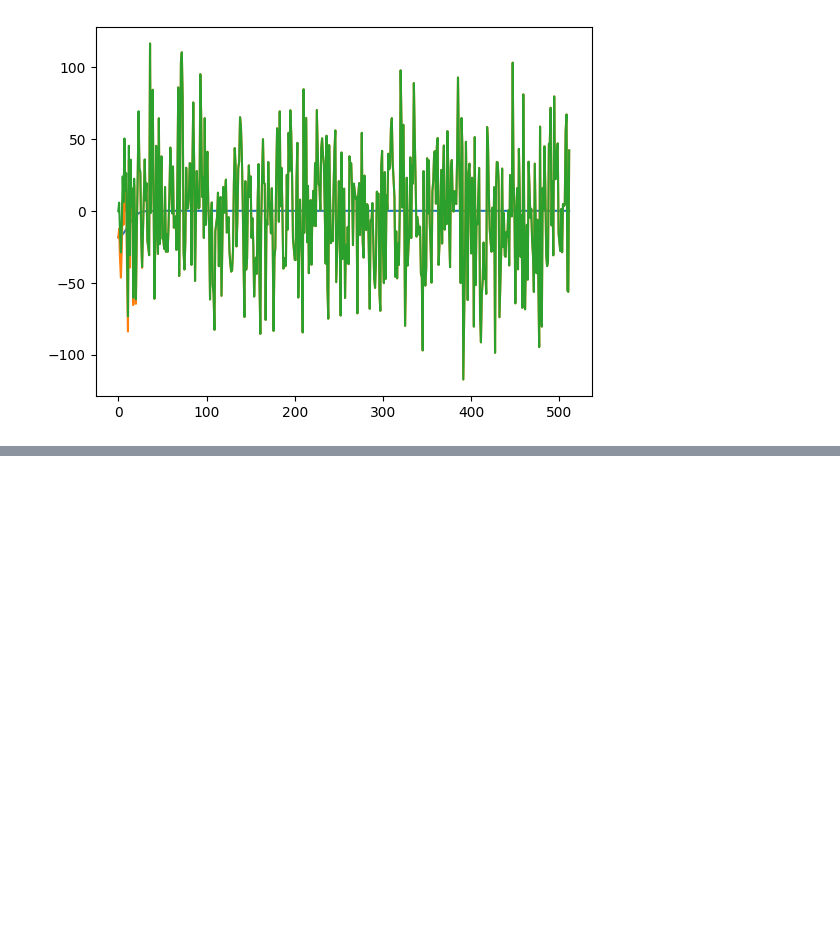
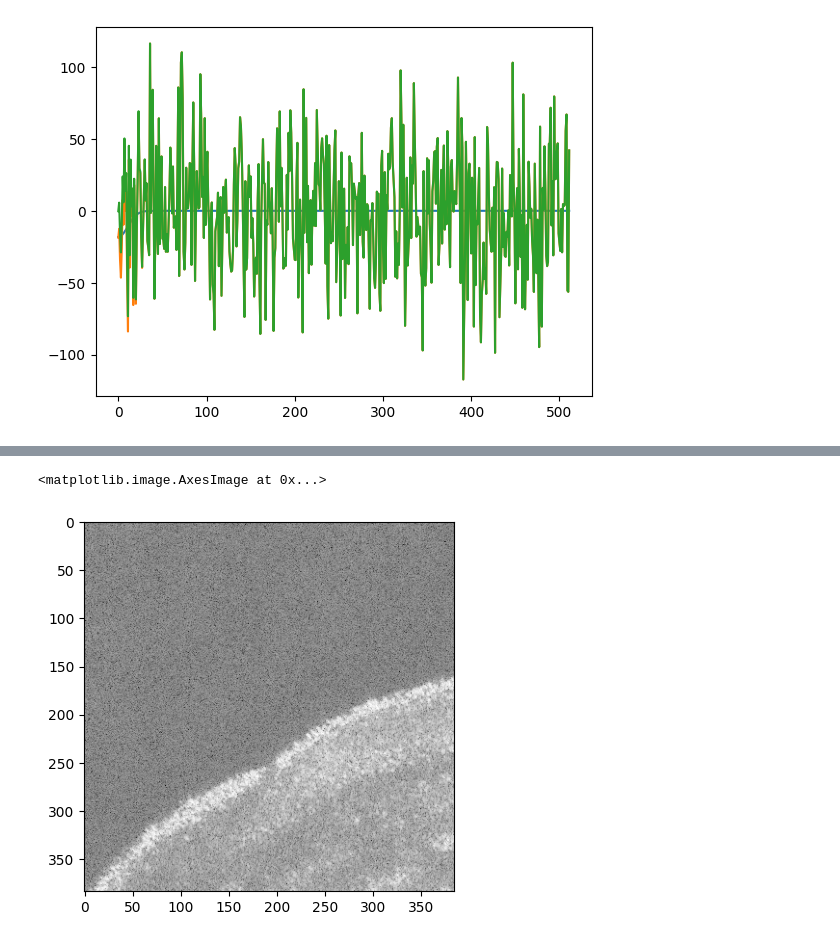
Before and after one commit to Diegoapulgarin/DLOCT, a Jupyter notebook: cGAN_subsampling/basic_despeckling.ipynb, the cells around one changed output, grey strips where cells are left out. Drawn from its saved outputs; the diff is of its cells as text; code cells hidden in the pictures; blank space fills up the shorter version.

```diff
--- a/cGAN_subsampling/basic_despeckling.ipynb
+++ b/cGAN_subsampling/basic_despeckling.ipynb
@@ -155,0 +224,13 @@ tif.imwrite(path+'\\reconstruct2seye.tif', tomdatapabs)
+# %%
+# fnametom2 = '[p.SHARP][s.Eye2a][10-09-2019_13-14-42]_TomJones_z=(300)_x=(512)_y=(512)_despeckled'
+fnametom2 = 'ExperimentalTomogram/ExperimentalROI_corrected5_despeckled'
+fname2 = rootFolder + fnametom2
+fnameReal = fname2 + '_real.npy'
+fnameImag = fname2 + '_imag.npy'
+real = np.load(fnameReal)
+imag = np.load(fnameImag)
+s = 12
+plt.imshow(10*np.log(abs(real[s,:,:]+1j*imag[s,:,:])**2),cmap='gray')
+# %% [output]
+<matplotlib.image.AxesImage at 0x...>
+[figure, added]
```
Also changed, not shown: parts of 13 cells of this notebook, 2 other files.
